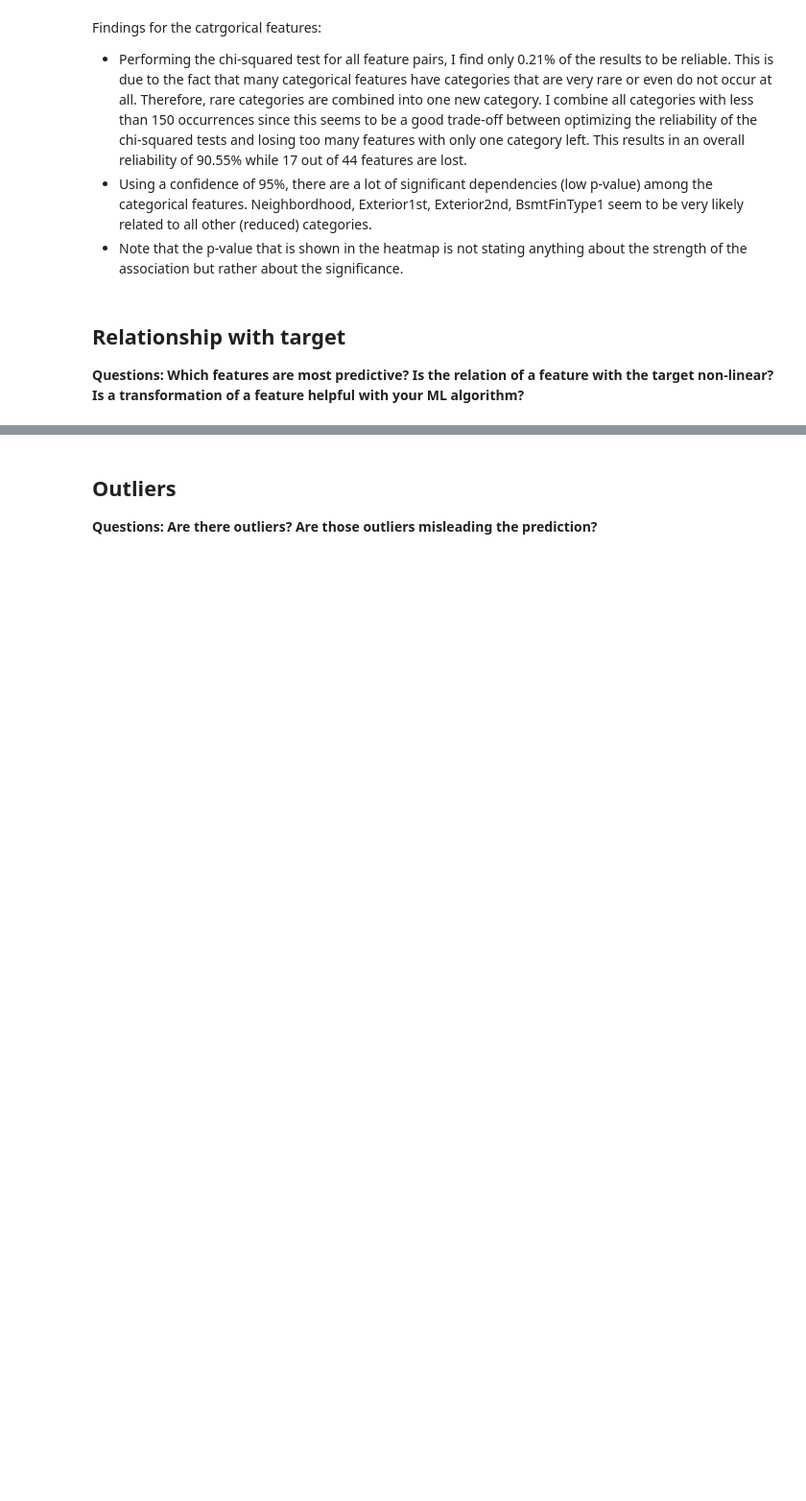
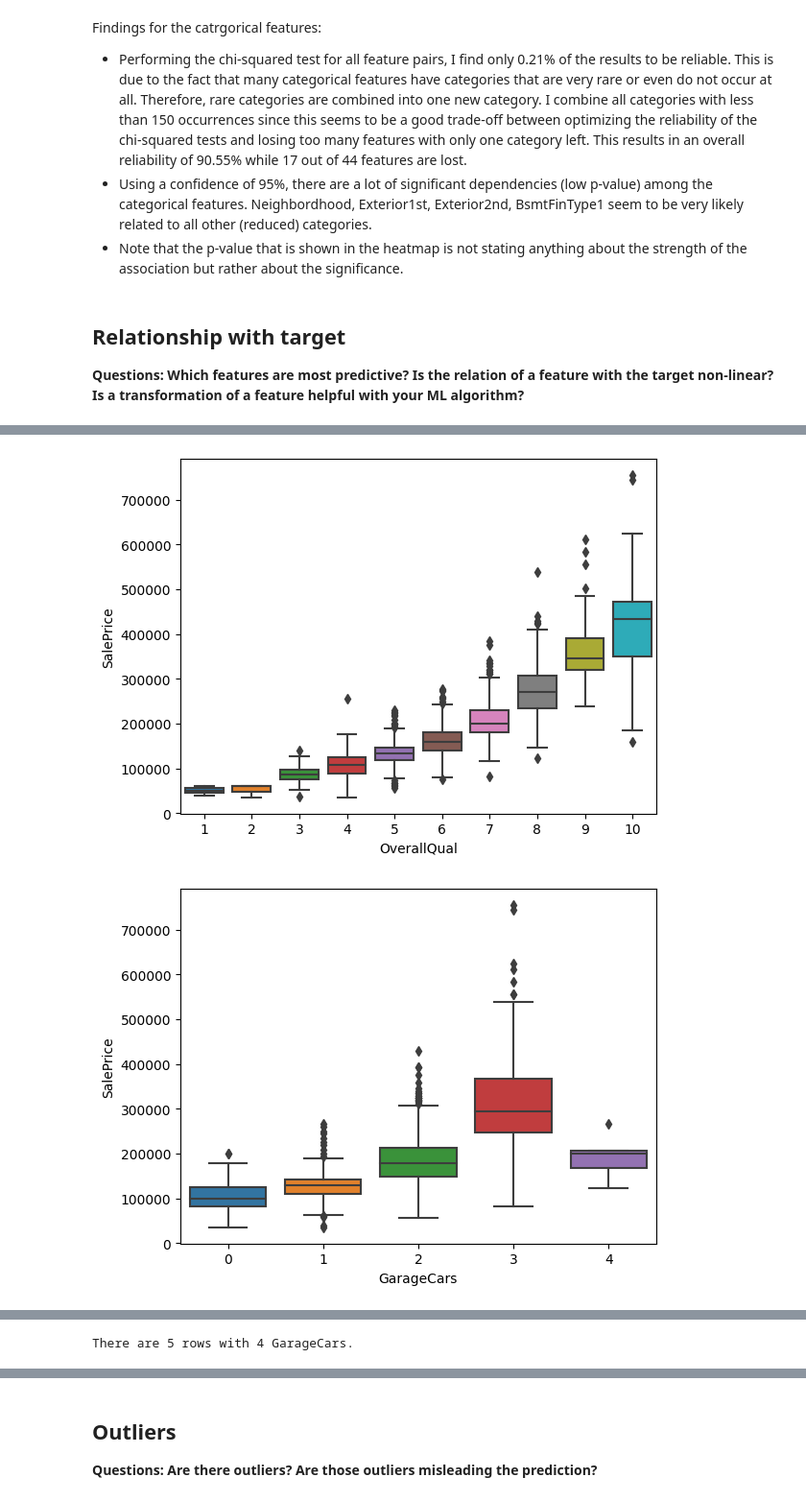
Before and after one commit to ronja-s/ames_housing_prices, a Jupyter notebook: jupyter_notebooks/03_exploratory_data_analysis.ipynb, the cells around one changed output, grey strips where cells are left out. Shown at 96% size. Drawn from its saved outputs; the diff is of its cells as text; code cells hidden in the pictures; blank space fills up the shorter version.

Commit message:
Add section relationship with target

```diff
--- a/jupyter_notebooks/03_exploratory_data_analysis.ipynb
+++ b/jupyter_notebooks/03_exploratory_data_analysis.ipynb
@@ -957,0 +986,21 @@ Findings for the catrgorical features:
+# %%
+# plot most predictive features against target:
+# choose features with: abs(pearson correlation) > 0.6 or abs(kendall correlation) > 0.5 or abs(spearman correlation) > 0.6
+most_predictive_num_features = [
+    "OverallQual",
+    "GarageCars",
+    "GrLivArea",
+    "FullBath",
+    "GarageArea",
+    "YearBuilt",
+    "TotalBsmtSF",
+    "1stFlrSF",
+]
+discrete_features = ["OverallQual", "GarageCars", "FullBath"]
+for feature in most_predictive_num_features:
+    plot_relationship(
+        x=X_train[feature], y=y_train, x_is_discrete=(feature in discrete_features)
+    )
+# %% [output]
+[figure, added]
+[figure, added]
@@ -957,0 +1013,7 @@ Findings for the catrgorical features:
+# %%
+print(
+    f"There are {len(X_train[X_train['GarageCars'] == 4].index)} rows with 4"
+    " GarageCars."
+)
+# %% [output]
+There are 5 rows with 4 GarageCars.
```
Also changed, not shown: parts of 10 cells of this notebook.
